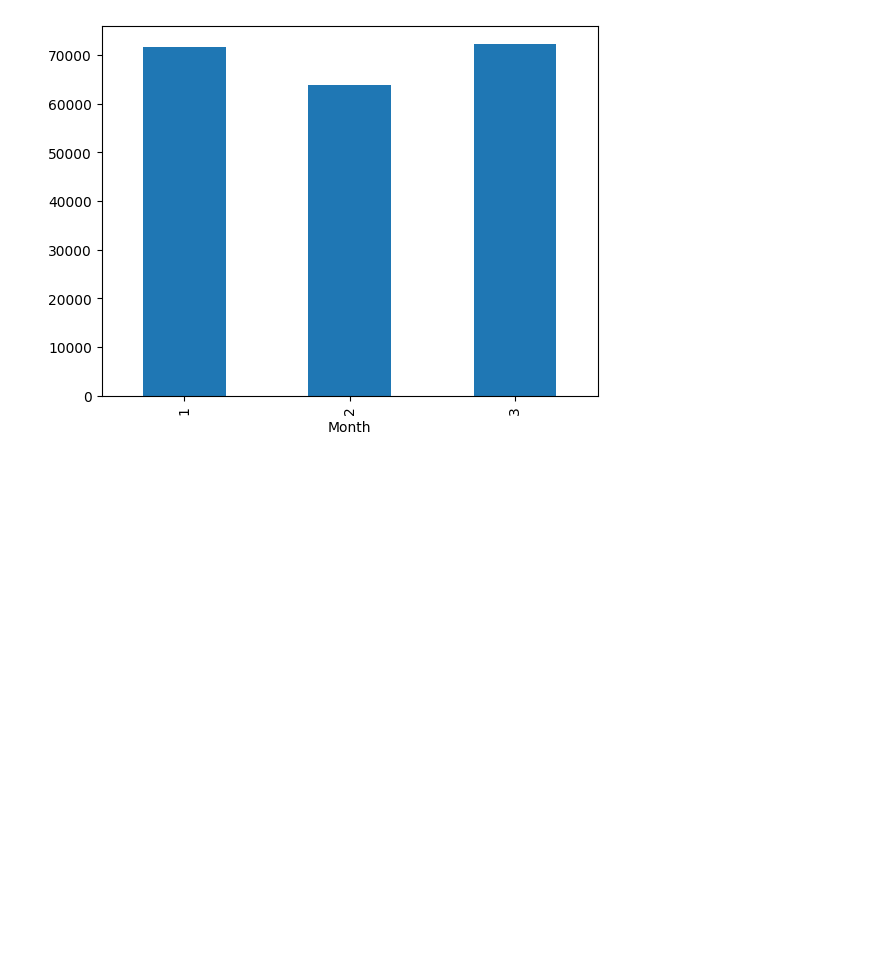
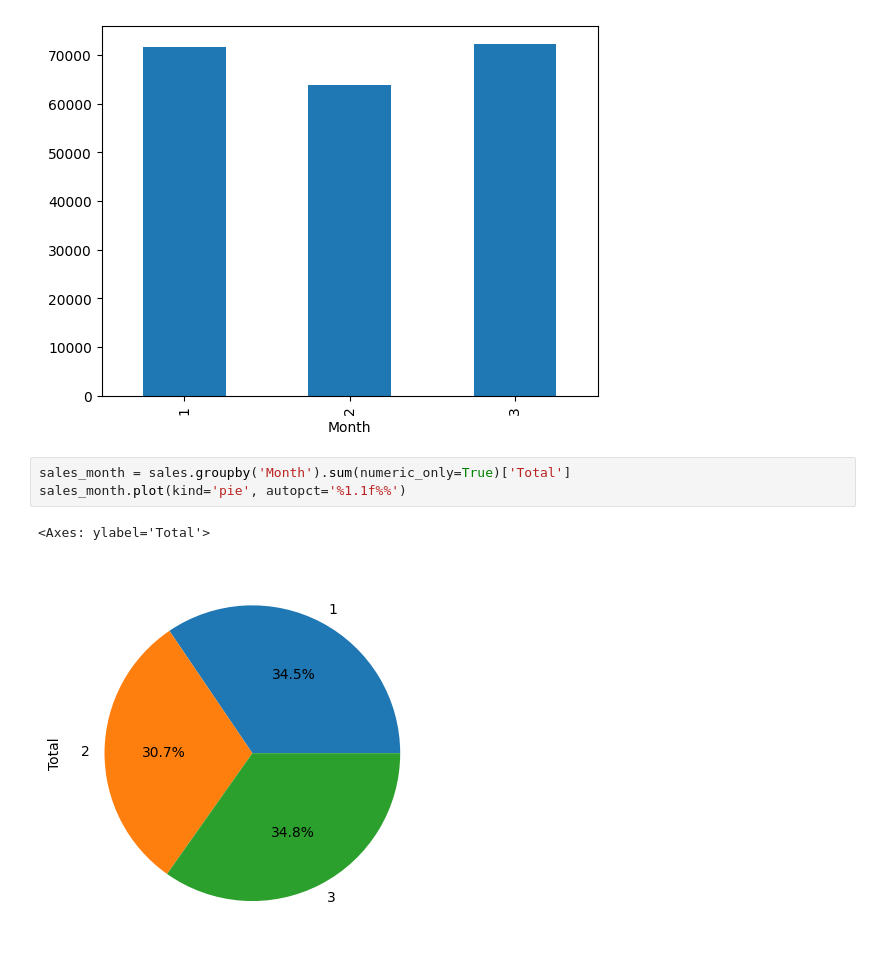
Before and after one commit to Ebin21/AI-ML, a Jupyter notebook: sales.ipynb, the cells around one changed output. Cells and saved outputs as stored; diff of their text form; blank space fills up the shorter version.

```diff
--- a/sales.ipynb
+++ b/sales.ipynb
@@ -352,3 +352,9 @@ sales_month.plot(kind='bar')
 # %% [output]
 <Axes: xlabel='Month'>
 [figure]
+# %%
+sales_month = sales.groupby('Month').sum(numeric_only=True)['Total']
+sales_month.plot(kind='pie', autopct='%1.1f%%')
+# %% [output]
+<Axes: ylabel='Total'>
+[figure, added]
```
